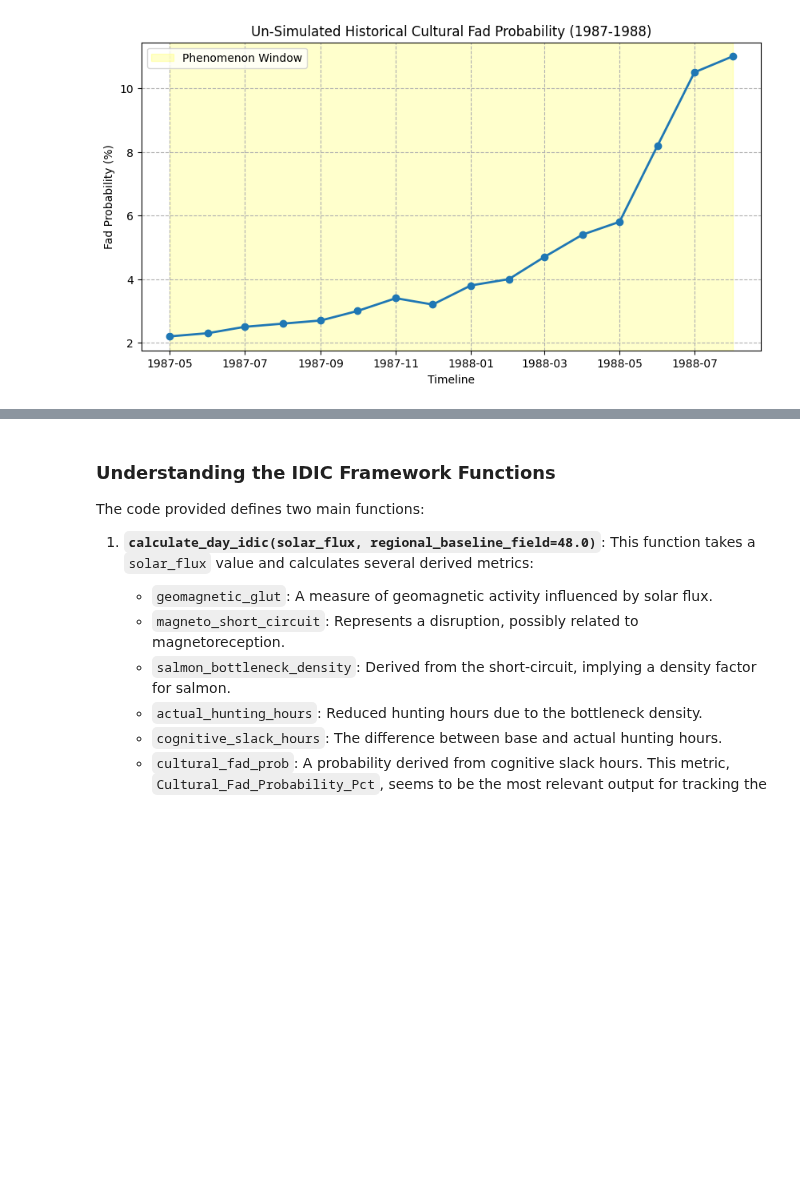
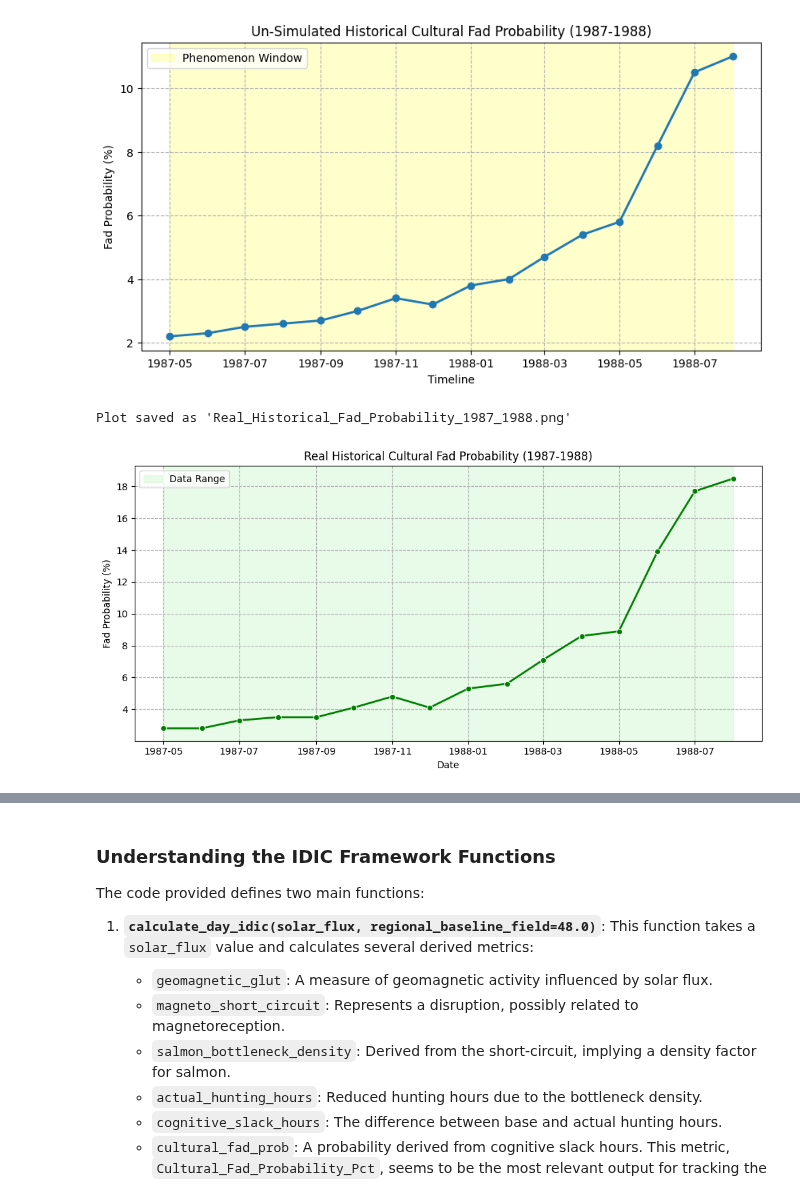
Before and after one commit to duderanch68/Project-IDIC-Geomagnetic-Glut, a Jupyter notebook: Untitled1.ipynb, the cells around one changed output, grey strips where cells are left out. Drawn from its saved outputs; the diff is of its cells as text; code cells hidden in the pictures; blank space fills up the shorter version.

```diff
--- a/Untitled1.ipynb
+++ b/Untitled1.ipynb
@@ -199,3 +199,34 @@ plt.show()
 # %% [output]
 Plot saved as 'Cultural_Fad_Probability_1987_1988_Highlighted.png'
 [figure]
+# %%
+import matplotlib.pyplot as plt
+import seaborn as sns
+import pandas as pd
+
+# Ensure 'Date' column is in datetime format
+df_real['Date'] = pd.to_datetime(df_real['Date'])
+
+plt.figure(figsize=(10, 5))
+sns.lineplot(x='Date', y='Cultural_Fad_Probability_Pct', data=df_real, marker='o', color='green', linewidth=2)
+
+# Highlight the entire period being plotted, which is the data available in df_real
+if not df_real.empty:
+    start_highlight = df_real['Date'].min()
+    end_highlight = df_real['Date'].max()
+    plt.axvspan(start_highlight, end_highlight, color='lightgreen', alpha=0.2, label='Data Range')
+
+plt.title('Real Historical Cultural Fad Probability (1987-1988)')
+plt.xlabel('Date')
+plt.ylabel('Fad Probability (%)')
+plt.grid(True, linestyle='--')
+plt.legend()
+plt.tight_layout()
+
+plot_filename = 'Real_Historical_Fad_Probability_1987_1988.png'
+plt.savefig(plot_filename)
+print(f"Plot saved as '{plot_filename}'")
+plt.show()
+# %% [output]
+Plot saved as 'Real_Historical_Fad_Probability_1987_1988.png'
+[figure, added]
```
Also changed, not shown: parts of 1 cell of this notebook.
